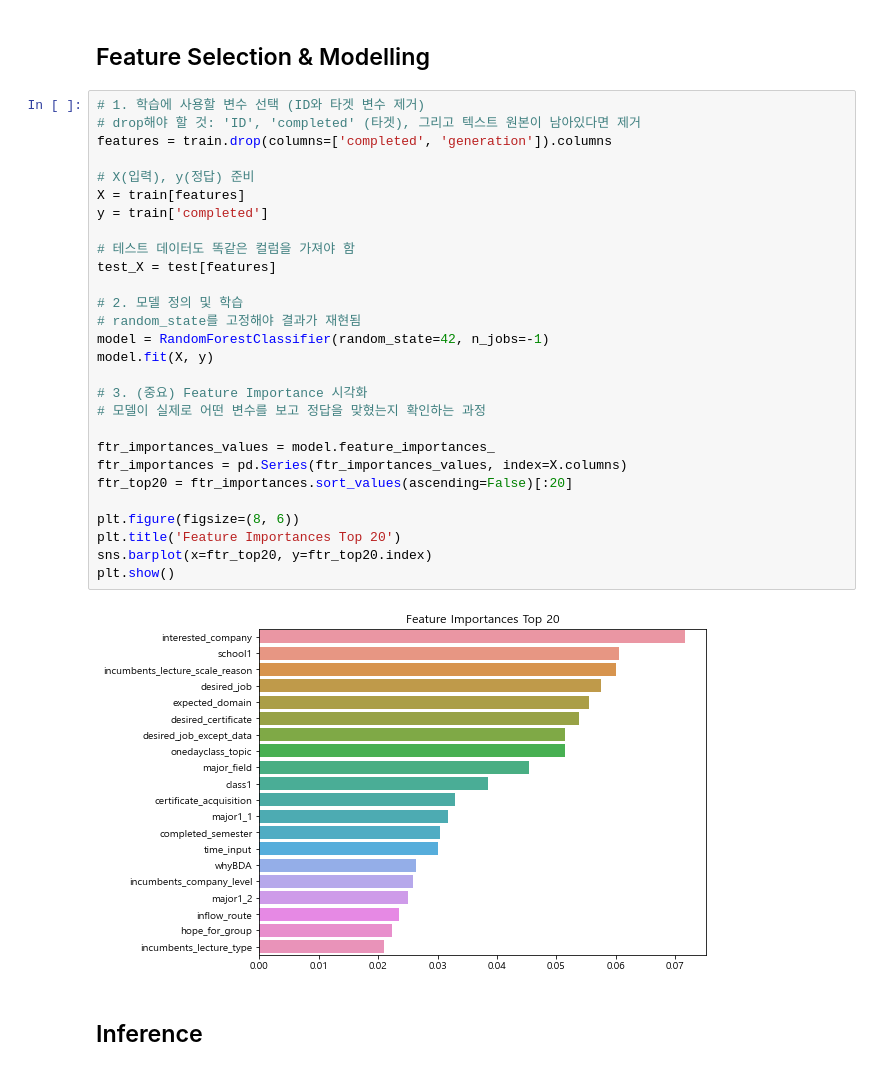
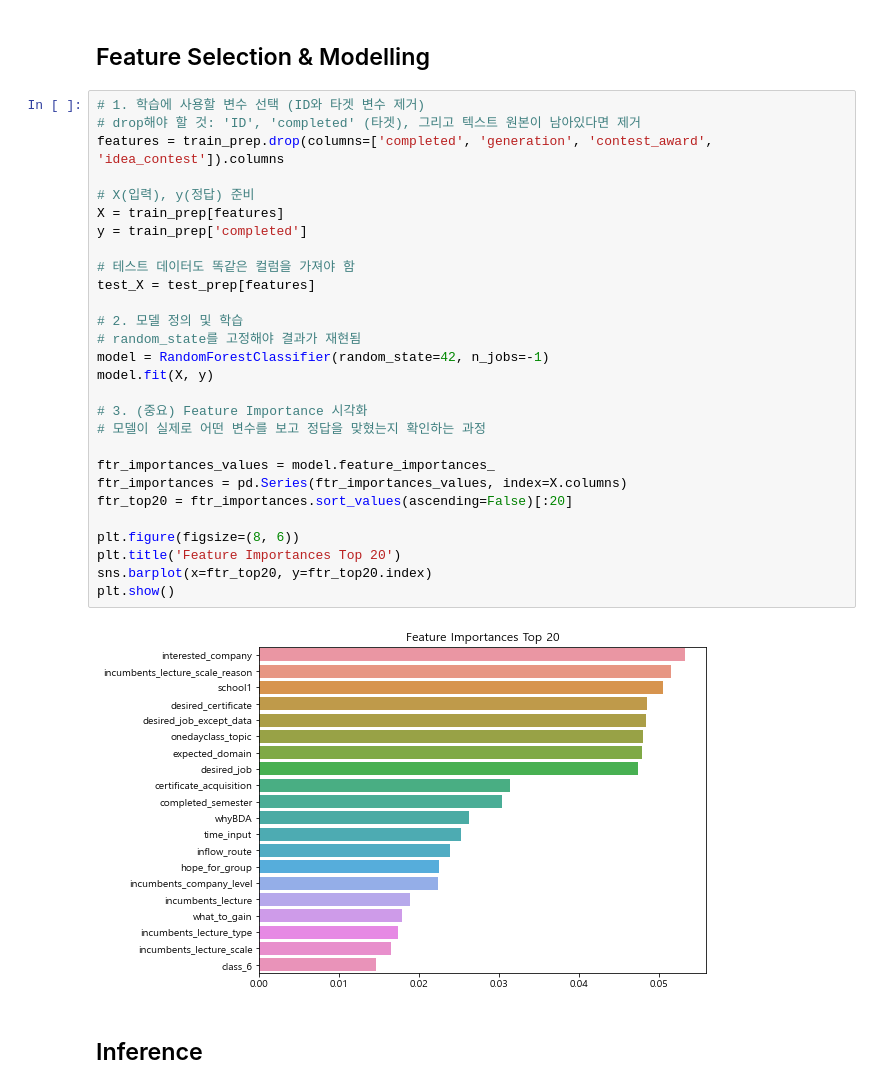
Before and after one commit to g1fted13/DACON_BDA_2nd, a Jupyter notebook: open/baseline.ipynb, the cells around one changed output. Cells and saved outputs as stored; diff of their text form.

```diff
--- a/open/baseline.ipynb
+++ b/open/baseline.ipynb
@@ -244,33 +276,33 @@ sns.heatmap(train.corr().round(2), annot = True)
 # %%
 # 1. 학습에 사용할 변수 선택 (ID와 타겟 변수 제거)
 # drop해야 할 것: 'ID', 'completed' (타겟), 그리고 텍스트 원본이 남아있다면 제거
-features = train.drop(columns=['completed', 'generation']).columns
+features = train_prep.drop(columns=['completed', 'generation', 'contest_award', 'idea_contest']).columns
 
 # X(입력), y(정답) 준비
-X = train[features]
-y = train['completed']
+X = train_prep[features]
+y = train_prep['completed']
 
 # 테스트 데이터도 똑같은 컬럼을 가져야 함
-test_X = test[features]
+test_X = test_prep[features]
 
 # 2. 모델 정의 및 학습
 # random_state를 고정해야 결과가 재현됨
 model = RandomForestClassifier(random_state=42, n_jobs=-1)
 model.fit(X, y)
 
 # 3. (중요) Feature Importance 시각화
 # 모델이 실제로 어떤 변수를 보고 정답을 맞혔는지 확인하는 과정
 
 ftr_importances_values = model.feature_importances_
 ftr_importances = pd.Series(ftr_importances_values, index=X.columns)
 ftr_top20 = ftr_importances.sort_values(ascending=False)[:20]
 
 plt.figure(figsize=(8, 6))
 plt.title('Feature Importances Top 20')
 sns.barplot(x=ftr_top20, y=ftr_top20.index)
 plt.show()
 # %% [output]
-[figure, old version]
+[figure, new version]
 # %% [markdown]
 ## Inference
 # %%
```
Also changed, not shown: parts of 5 cells of this notebook.
